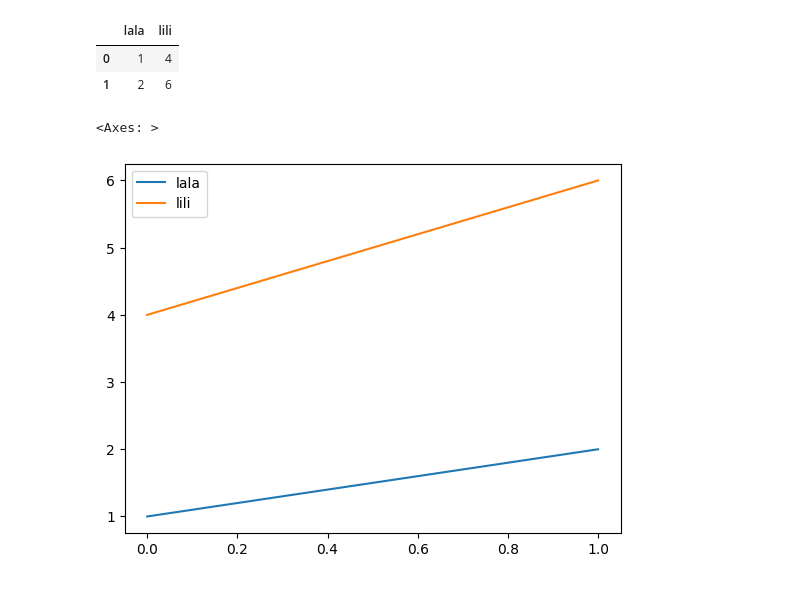
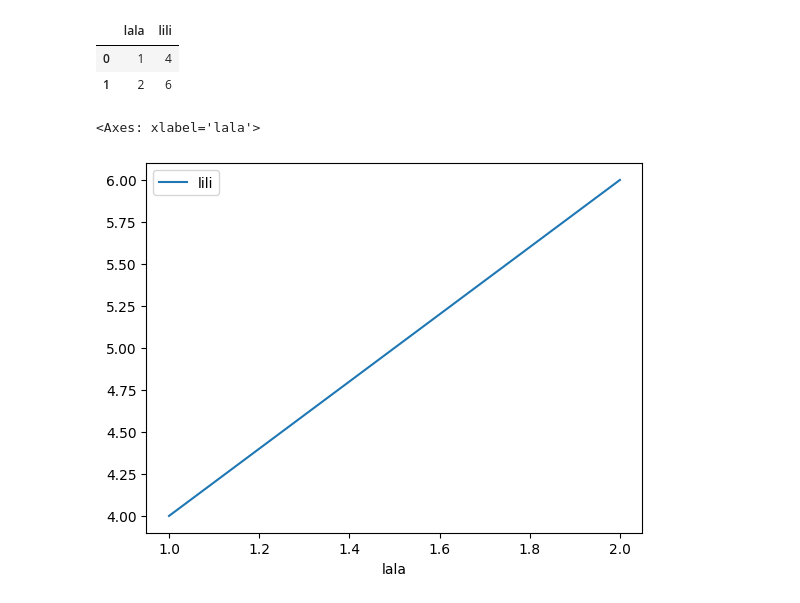
Before and after one commit to Cyril-Langlois/public_enseignement, a Jupyter notebook: TP_Physique/Test_notebook.ipynb, the cells around one changed output. Drawn from its saved outputs; the diff is of its cells as text; code cells hidden in the pictures.

```diff
--- a/TP_Physique/Test_notebook.ipynb
+++ b/TP_Physique/Test_notebook.ipynb
@@ -19,7 +19,7 @@ data
 | 0 | 1 | 4 |
 | 1 | 2 | 6 |
 # %%
-data.plot()
+data.plot("lala")
 # %% [output]
-<Axes: >
+<Axes: xlabel='lala'>
-[figure, old version]
+[figure, new version]
```
Also changed, not shown: parts of 1 cell of this notebook.
